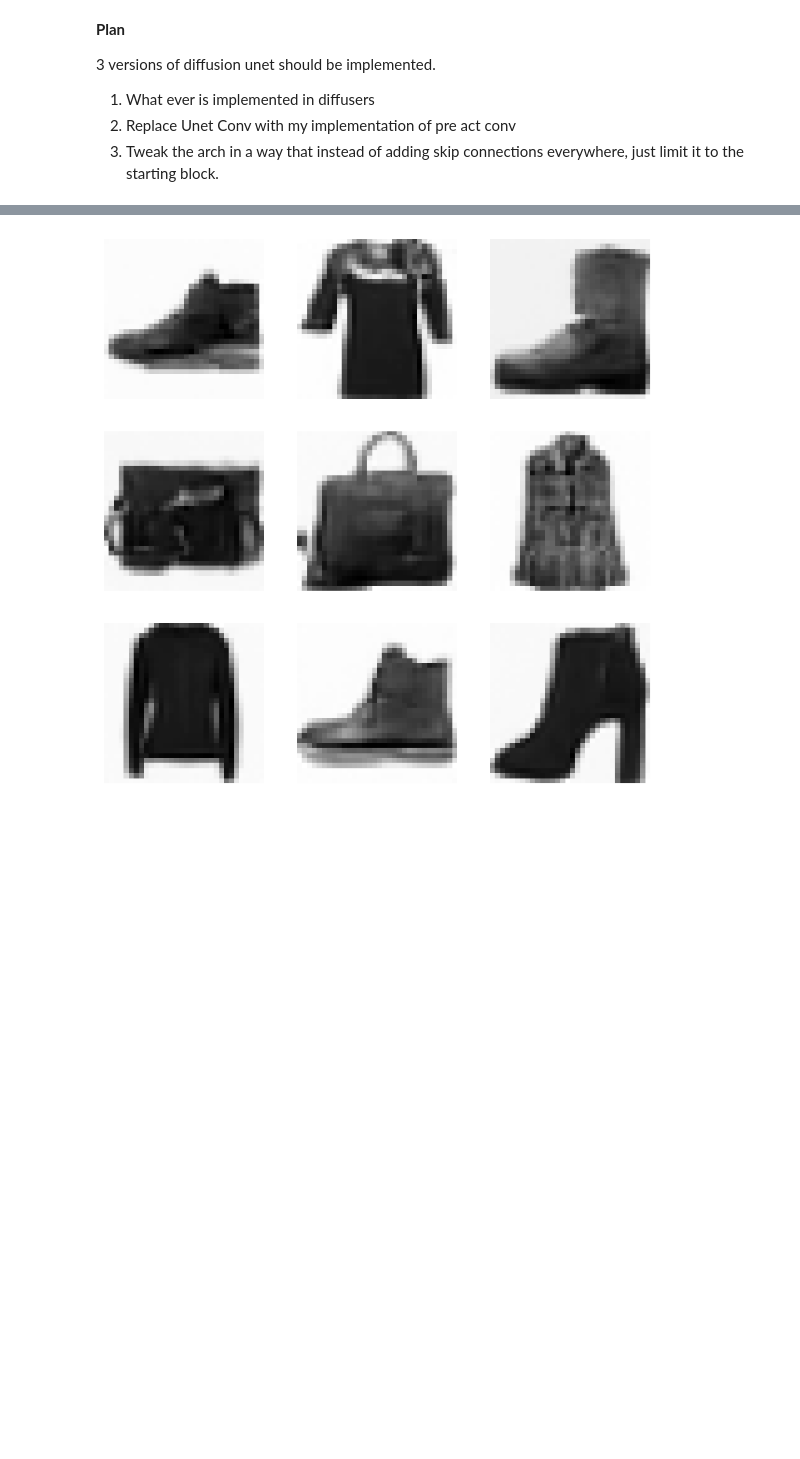
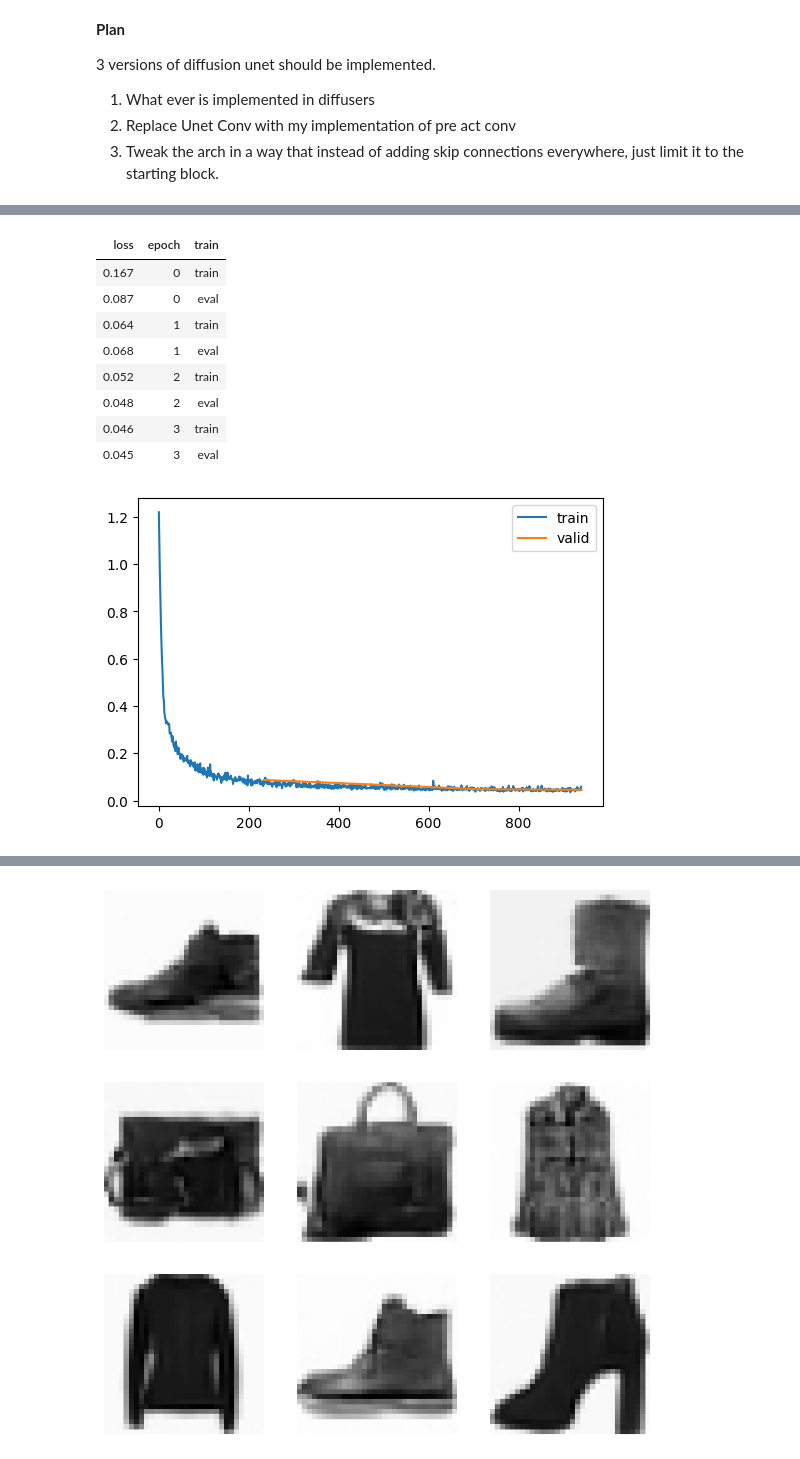
Before and after one commit to pranay8297/fastaip2, a Jupyter notebook: Diffusion_v1.ipynb, the cells around one changed output, grey strips where cells are left out. Saved outputs shown, nothing was run; the diff lists cells and outputs as text; code cells hidden in the pictures; blank space fills up the shorter version.

Commit message:
Unconditional Diffusion with Attention implemented.

```diff
--- a/Diffusion_v1.ipynb
+++ b/Diffusion_v1.ipynb
@@ -373,0 +523,23 @@ out = model(x)
+# %%
+lr_max, epochs = 5e-04, 4
+cbs = [
+          DeviceCB(torch.device('cuda' if torch.cuda.is_available() else 'cpu')),
+          MetricsCB(),
+          ProgressCB(plot = True),
+          DDPMPrep(beta_max=0.01),
+          BatchSchedulerCB(partial(lr_scheduler.OneCycleLR, max_lr = lr_max, epochs = epochs, steps_per_epoch = len(dls.train))),
+      ]
+model =  DiffusionUNET(nfs = [64, 128, 256, 512])
+learner = AccLearner(model, dls, loss_func = flatten_mse, lr = lr_max, cbs = cbs, opt_func = partial(torch.optim.AdamW, eps = 1e-05))
+learner.fit(epochs)
+# %% [output]
+| loss | epoch | train |
+| 0.167 | 0 | train |
+| 0.087 | 0 | eval |
+| 0.064 | 1 | train |
+| 0.068 | 1 | eval |
+| 0.052 | 2 | train |
+| 0.048 | 2 | eval |
+| 0.046 | 3 | train |
+| 0.045 | 3 | eval |
+[figure, added]
```
Also changed, not shown: parts of 55 cells of this notebook.
